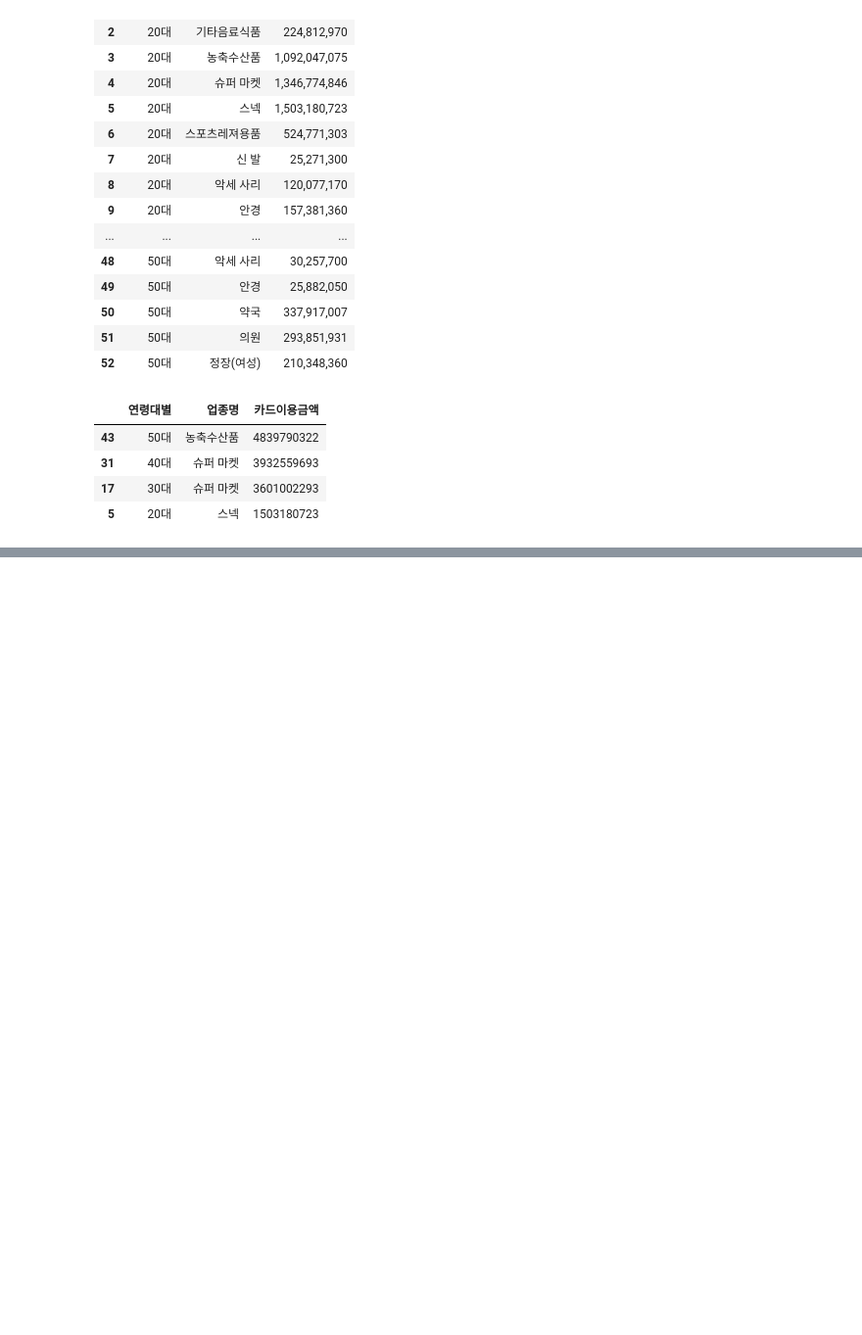
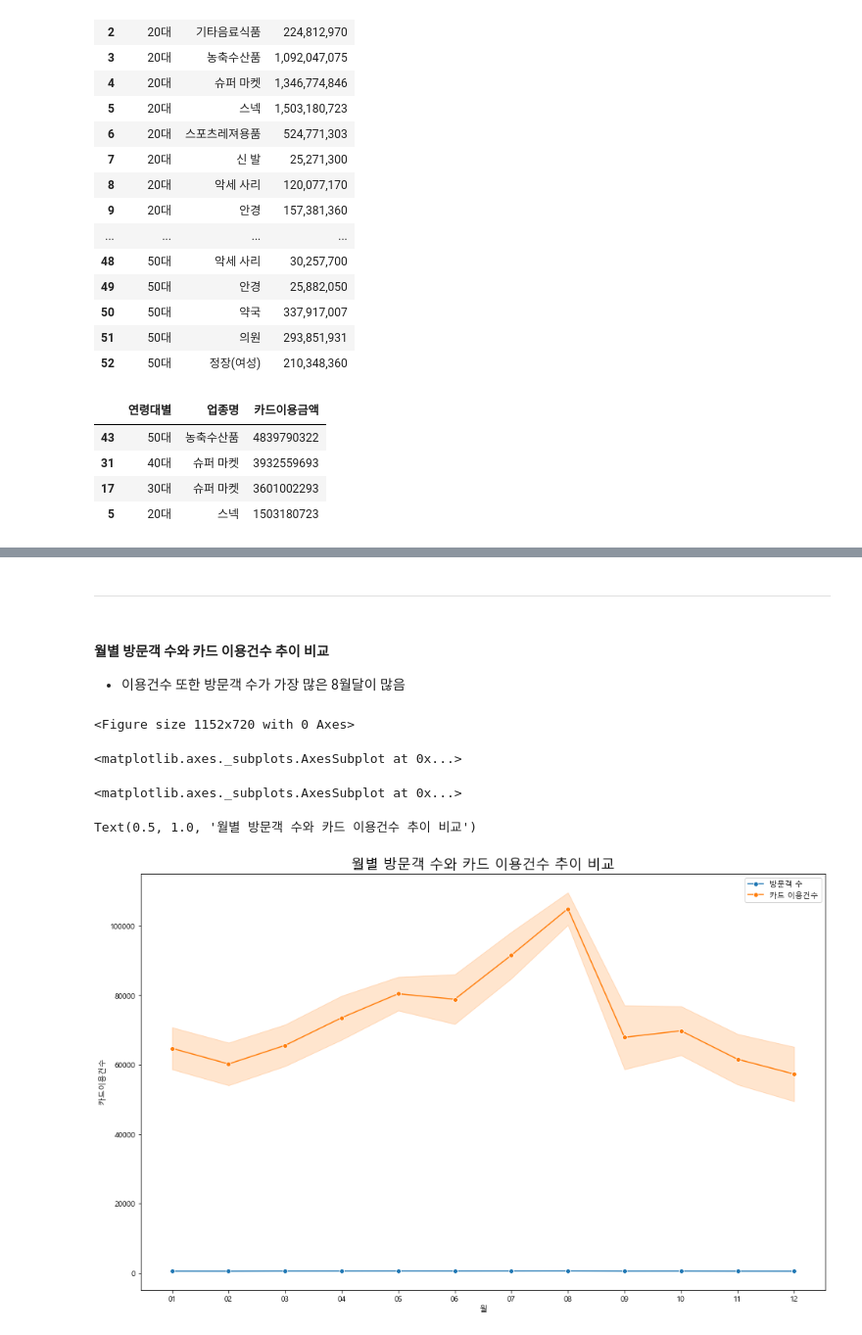
Before and after one commit to wjco/DAStudy-sun2, a Jupyter notebook: YERI/제주도 내국인 관광객 소비 패턴 분석.ipynb, the cells around one changed output, grey strips where cells are left out. Shown at 98% size. Cells and saved outputs as stored; diff of their text form; code cells hidden in the pictures; blank space fills up the shorter version.

```diff
--- a/YERI/제주도 내국인 관광객 소비 패턴 분석.ipynb
+++ b/YERI/제주도 내국인 관광객 소비 패턴 분석.ipynb
@@ -509,0 +511,17 @@ Text(0.5, 1.0, '연령대별 가장 많이 쓴 업종')
+# %% [markdown]
+---
+# %% [markdown]
+#### 월별 방문객 수와 카드 이용건수 추이 비교
+- 이용건수 또한 방문객 수가 가장 많은 8월달이 많음
+# %%
+plt.figure(figsize=(16, 10))
+sns.lineplot(x='월', y='기준년월', data=year_df, marker='o', label='방문객 수', palette='Set1')
+sns.lineplot(x='월', y=' 카드이용건수 ', data=money_cnt_df, marker='o', label='카드 이용건수', palette='Set2')
+plt.title('월별 방문객 수와 카드 이용건수 추이 비교', fontsize=18)
+plt.show()
+# %% [output]
+<Figure size 1152x720 with 0 Axes>
+<matplotlib.axes._subplots.AxesSubplot at 0x...>
+<matplotlib.axes._subplots.AxesSubplot at 0x...>
+Text(0.5, 1.0, '월별 방문객 수와 카드 이용건수 추이 비교')
+[figure, added]
```
Also changed, not shown: parts of 48 cells of this notebook.
